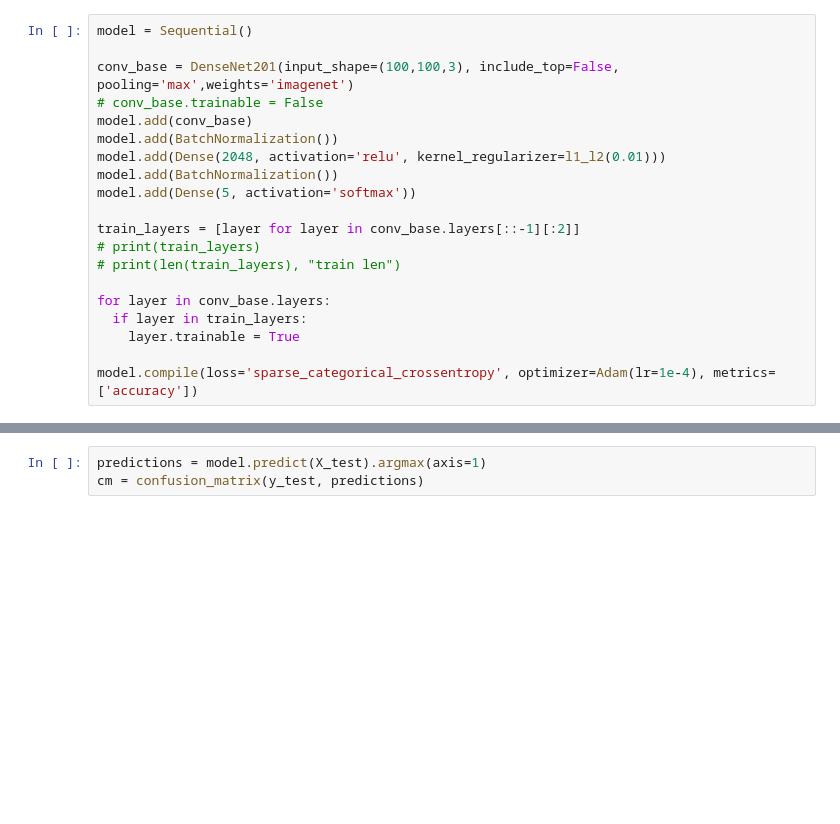
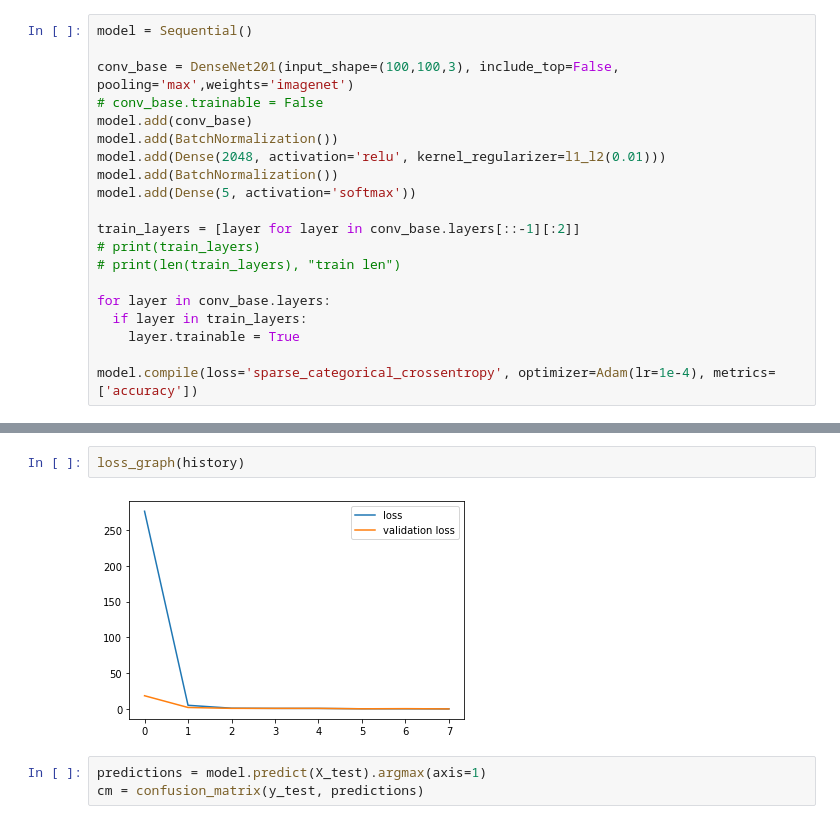
Before and after one commit to Azariagmt/pulmonary-disorder-detection-using-x-ray-images, a Jupyter notebook: notebooks/DenseNet201.ipynb, the cells around one changed output, grey strips where cells are left out. Saved outputs shown, nothing was run; the diff lists cells and outputs as text; blank space fills up the shorter version.

```diff
--- a/notebooks/DenseNet201.ipynb
+++ b/notebooks/DenseNet201.ipynb
@@ -114,3 +114,7 @@ dict_keys(['loss', 'accuracy', 'val_loss', 'val_accuracy', 'lr'])
+# %%
+loss_graph(history)
+# %% [output]
+[figure, added]
 # %%
 predictions = model.predict(X_test).argmax(axis=1)
 cm = confusion_matrix(y_test, predictions)
```
Also changed, not shown: parts of 16 cells of this notebook.
